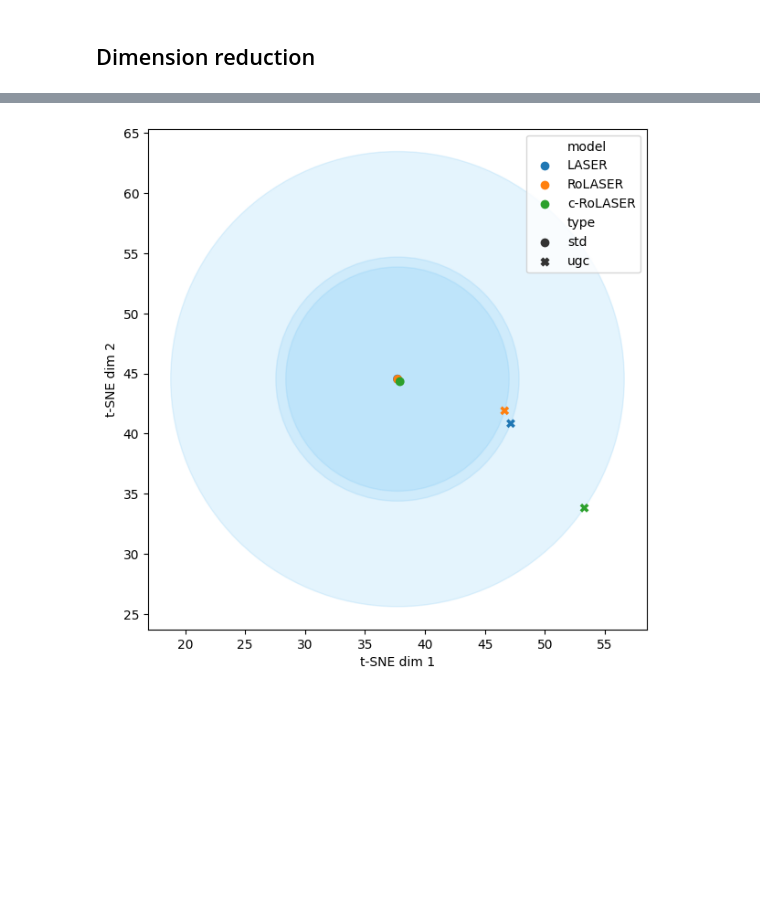
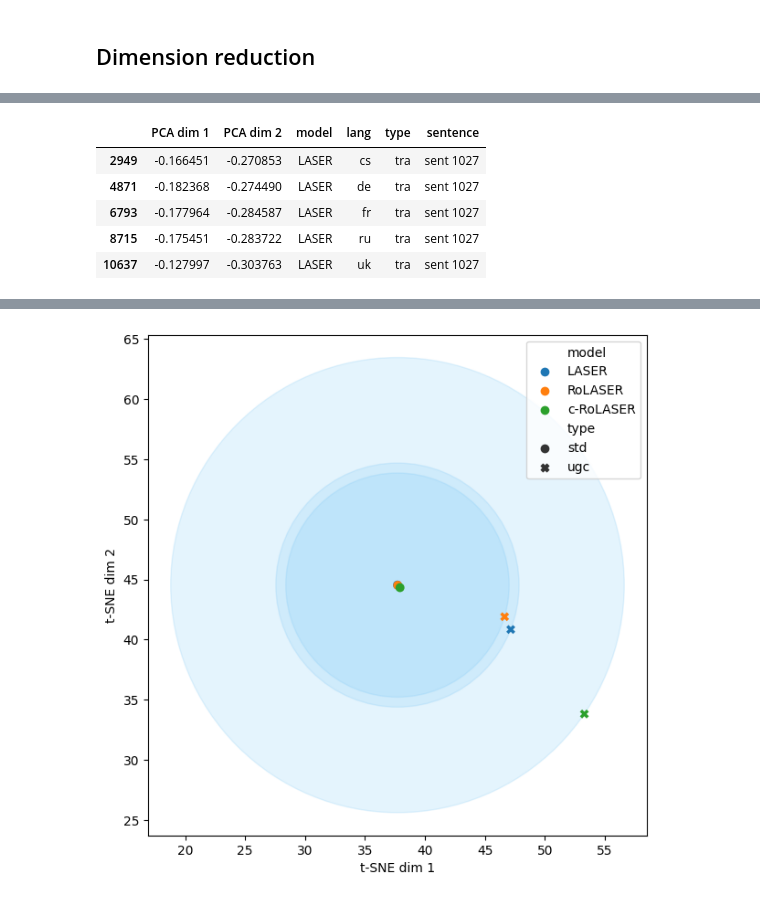
Before and after one commit to lydianish-phd/robust-embeddings, a Jupyter notebook: src/draft.ipynb, the cells around one changed output, grey strips where cells are left out. Drawn from its saved outputs; the diff is of its cells as text; code cells hidden in the pictures; blank space fills up the shorter version.

```diff
--- a/src/draft.ipynb
+++ b/src/draft.ipynb
@@ -585,3 +613,11 @@ subset = data[data["sentence"] == f"sent {examples[n_ex]['id']}"]
 # %%
 subset_multi = subset[subset["type"] == "tra"]
+subset_multi
+# %% [output]
+|  | PCA dim 1 | PCA dim 2 | model | lang | type | sentence |
+| 2949 | -0.166451 | -0.270853 | LASER | cs | tra | sent 1027 |
+| 4871 | -0.182368 | -0.274490 | LASER | de | tra | sent 1027 |
+| 6793 | -0.177964 | -0.284587 | LASER | fr | tra | sent 1027 |
+| 8715 | -0.175451 | -0.283722 | LASER | ru | tra | sent 1027 |
+| 10637 | -0.127997 | -0.303763 | LASER | uk | tra | sent 1027 |
 # %%
```
Also changed, not shown: parts of 7 cells of this notebook, 1 other file.
